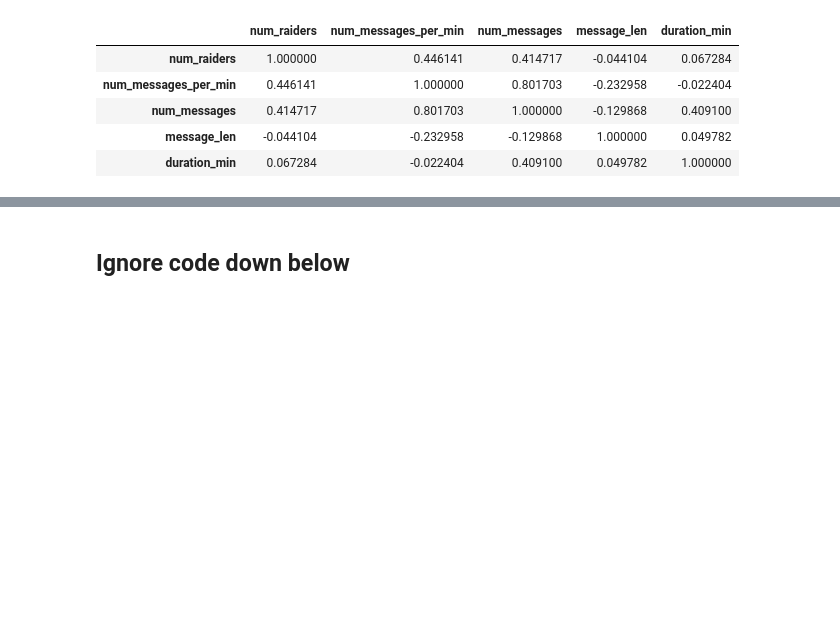
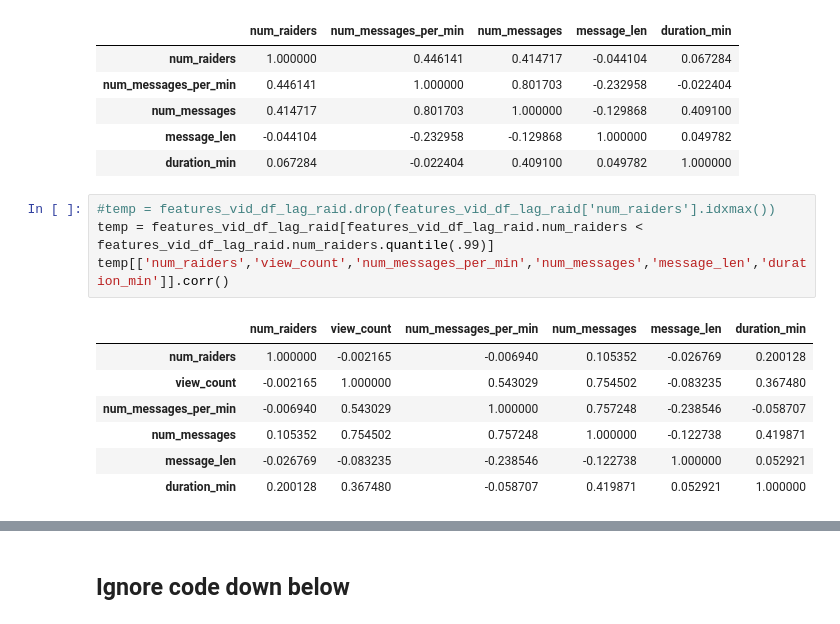
Before and after one commit to pearl-yu/twitch_project, a Jupyter notebook: raid_data_exploration.ipynb, the cells around one changed output, grey strips where cells are left out. Saved outputs shown, nothing was run; the diff lists cells and outputs as text; blank space fills up the shorter version.

```diff
--- a/raid_data_exploration.ipynb
+++ b/raid_data_exploration.ipynb
@@ -280,3 +280,15 @@ features_vid_df_lag_raid[['num_raiders','num_messages_per_min','num_messages','m
 | num_messages | 0.414717 | 0.801703 | 1.000000 | -0.129868 | 0.409100 |
 | message_len | -0.044104 | -0.232958 | -0.129868 | 1.000000 | 0.049782 |
 | duration_min | 0.067284 | -0.022404 | 0.409100 | 0.049782 | 1.000000 |
+# %%
+#temp = features_vid_df_lag_raid.drop(features_vid_df_lag_raid['num_raiders'].idxmax())
+temp = features_vid_df_lag_raid[features_vid_df_lag_raid.num_raiders < features_vid_df_lag_raid.num_raiders.quantile(.99)]
+temp[['num_raiders','view_count','num_messages_per_min','num_messages','message_len','duration_min']].corr()
+# %% [output]
+|  | num_raiders | view_count | num_messages_per_min | num_messages | message_len | duration_min |
+| num_raiders | 1.000000 | -0.002165 | -0.006940 | 0.105352 | -0.026769 | 0.200128 |
+| view_count | -0.002165 | 1.000000 | 0.543029 | 0.754502 | -0.083235 | 0.367480 |
+| num_messages_per_min | -0.006940 | 0.543029 | 1.000000 | 0.757248 | -0.238546 | -0.058707 |
+| num_messages | 0.105352 | 0.754502 | 0.757248 | 1.000000 | -0.122738 | 0.419871 |
+| message_len | -0.026769 | -0.083235 | -0.238546 | -0.122738 | 1.000000 | 0.052921 |
+| duration_min | 0.200128 | 0.367480 | -0.058707 | 0.419871 | 0.052921 | 1.000000 |
```
Also changed, not shown: parts of 3 cells of this notebook.
